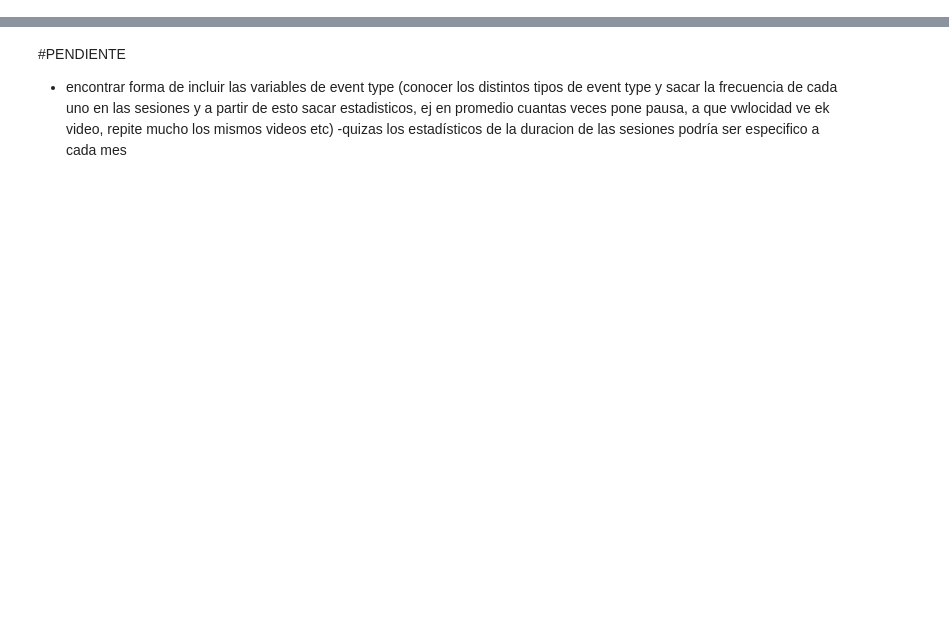
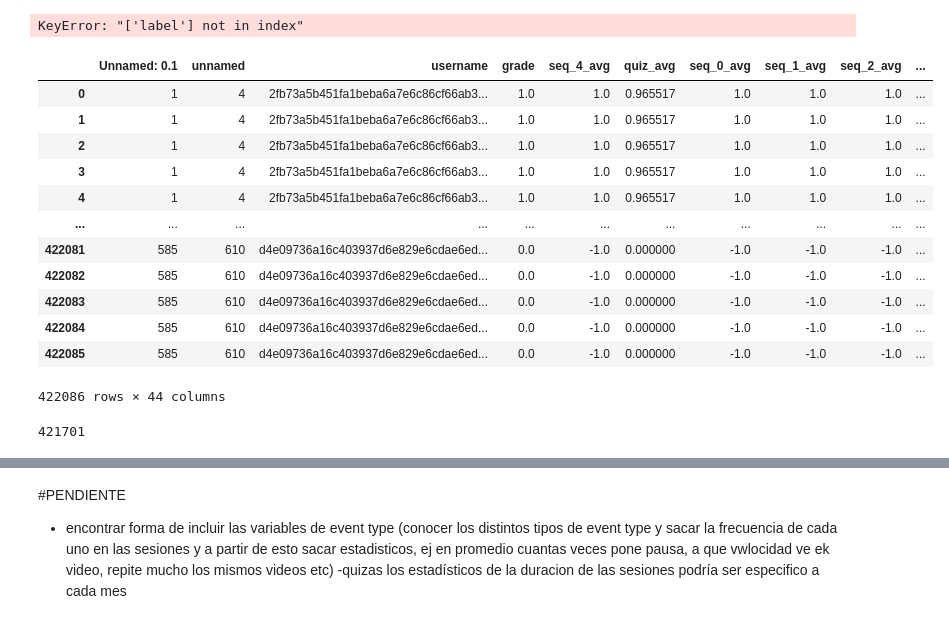
Before and after one commit to danieljarah/casoCDD, a Jupyter notebook: Cruce/Cruce.ipynb, the cells around one changed output, grey strips where cells are left out. Saved outputs shown, nothing was run; the diff lists cells and outputs as text; code cells hidden in the pictures; blank space fills up the shorter version.

```diff
--- a/Cruce/Cruce.ipynb
+++ b/Cruce/Cruce.ipynb
@@ -405,6 +403,28 @@ label_df = eventos[['username', 'label']].drop_duplicates(subset='username')
 
 merged_df = pd.merge(notas, label_df, on='username', how='inner')
 
-merged_df.name = notas
+notas = merged_df.copy()
+# %% [output]
+KeyError: "['label'] not in index"
+# %%
+notas
+# %% [output]
+|  | Unnamed: 0.1 | unnamed | username | grade | seq_4_avg | quiz_avg | seq_0_avg | seq_1_avg | seq_2_avg | ... |
+| 0 | 1 | 4 | 2fb73a5b451fa1beba6a7e6c86cf66ab3... | 1.0 | 1.0 | 0.965517 | 1.0 | 1.0 | 1.0 | ... |
+| 1 | 1 | 4 | 2fb73a5b451fa1beba6a7e6c86cf66ab3... | 1.0 | 1.0 | 0.965517 | 1.0 | 1.0 | 1.0 | ... |
+| 2 | 1 | 4 | 2fb73a5b451fa1beba6a7e6c86cf66ab3... | 1.0 | 1.0 | 0.965517 | 1.0 | 1.0 | 1.0 | ... |
+| 3 | 1 | 4 | 2fb73a5b451fa1beba6a7e6c86cf66ab3... | 1.0 | 1.0 | 0.965517 | 1.0 | 1.0 | 1.0 | ... |
+| 4 | 1 | 4 | 2fb73a5b451fa1beba6a7e6c86cf66ab3... | 1.0 | 1.0 | 0.965517 | 1.0 | 1.0 | 1.0 | ... |
+| ... | ... | ... | ... | ... | ... | ... | ... | ... | ... | ... |
+| 422081 | 585 | 610 | d4e09736a16c403937d6e829e6cdae6ed... | 0.0 | -1.0 | 0.000000 | -1.0 | -1.0 | -1.0 | ... |
+| 422082 | 585 | 610 | d4e09736a16c403937d6e829e6cdae6ed... | 0.0 | -1.0 | 0.000000 | -1.0 | -1.0 | -1.0 | ... |
+| 422083 | 585 | 610 | d4e09736a16c403937d6e829e6cdae6ed... | 0.0 | -1.0 | 0.000000 | -1.0 | -1.0 | -1.0 | ... |
+| 422084 | 585 | 610 | d4e09736a16c403937d6e829e6cdae6ed... | 0.0 | -1.0 | 0.000000 | -1.0 | -1.0 | -1.0 | ... |
+| 422085 | 585 | 610 | d4e09736a16c403937d6e829e6cdae6ed... | 0.0 | -1.0 | 0.000000 | -1.0 | -1.0 | -1.0 | ... |
+422086 rows × 44 columns
+# %%
+notas.duplicated().sum()
+# %% [output]
+421701
 # %%
 #CREAMOS UN DICCIONARIO CON PARA PODER GUARDAR A LOS USUARIOS CON NOMBRES MAS PEQUEÑOS
```
Also changed, not shown: parts of 21 cells of this notebook, 5 other files.
